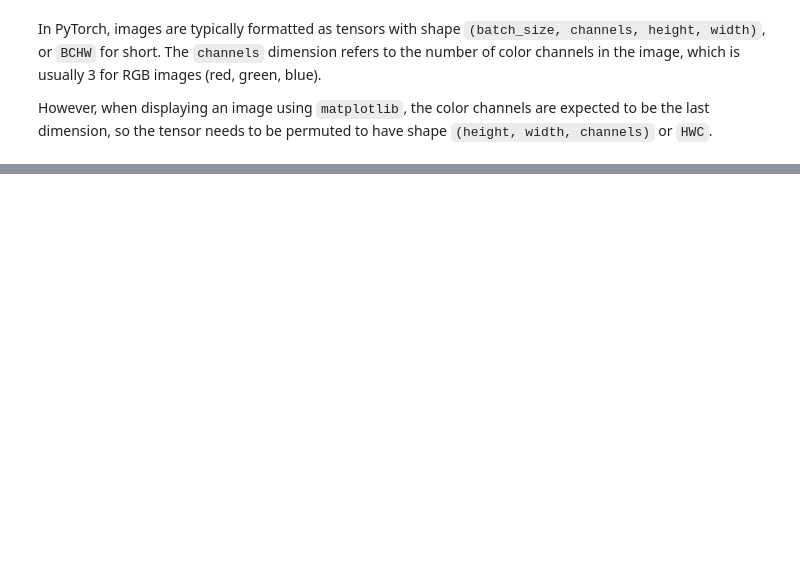
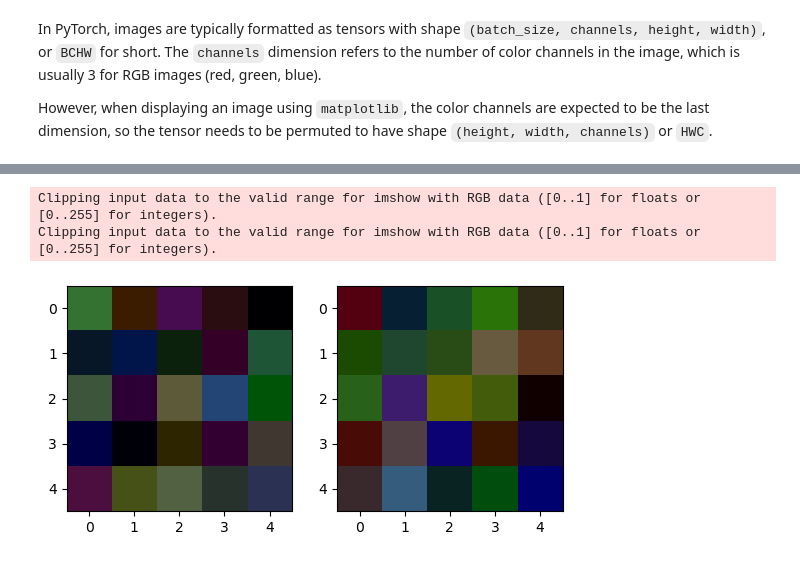
Before and after one commit to Nordiniv/Deep-Learning-with-PyTorch, a Jupyter notebook: Chapter3.ipynb, the cells around one changed output, grey strips where cells are left out. Drawn from its saved outputs; the diff is of its cells as text; code cells hidden in the pictures; blank space fills up the shorter version.

```diff
--- a/Chapter3.ipynb
+++ b/Chapter3.ipynb
@@ -7,9 +8,9 @@ This code imports the PyTorch library and creates a 3-dimensional tensor `img_t`
 
 The second line creates a tensor `weights` of size `(3,)` with the values `[0.2126, 0.7152, 0.0722]`. These values are the weights used to transform a color image into grayscale using a weighted sum of the color channels.
 # %%
-batch_t = torch.randn(2, 3, 5, 5)   #<-- creates a tensor of the given size filled with RandN values
-                                    # shape [batch, channels, rows, columns]
-                                    # meaning we here have fabricated to "images" in the same batch
+batch_t = torch.abs(torch.randn((2, 3, 5, 5)))     #<-- creates a tensor of the given size filled with RandN values
+batch_t /= torch.max(torch.abs(batch_t))/255                                                        # shape [batch, channels, rows, columns]
+                                                        # meaning we here have fabricated to "images" in the same batch
 # %% [markdown]
 This code creates a 4-dimensional tensor `batch_t` of size `(2, 3, 5, 5)` with values drawn from a normal distribution using `torch.randn()`.
 
@@ -46,0 +58,8 @@ However, when displaying an image using `matplotlib`, the color channels are exp
+# %%
+fig, ax = plt.subplots(1, 2)    #<-- creates a figure with 1 row and 2 columns
+ax[0].imshow(batch_t[0].permute(1, 2, 0).reshape(5, 5, 3).numpy().astype(np.int8), cmap = 'viridis');
+ax[1].imshow(batch_t[1].permute(1, 2, 0).reshape(5, 5, 3).numpy().astype(np.int8), cmap = 'viridis');
+# %% [output]
+Clipping input data to the valid range for imshow with RGB data ([0..1] for floats or [0..255] for integers).
+Clipping input data to the valid range for imshow with RGB data ([0..1] for floats or [0..255] for integers).
+[figure, added]
```
Also changed, not shown: parts of 15 cells of this notebook.
